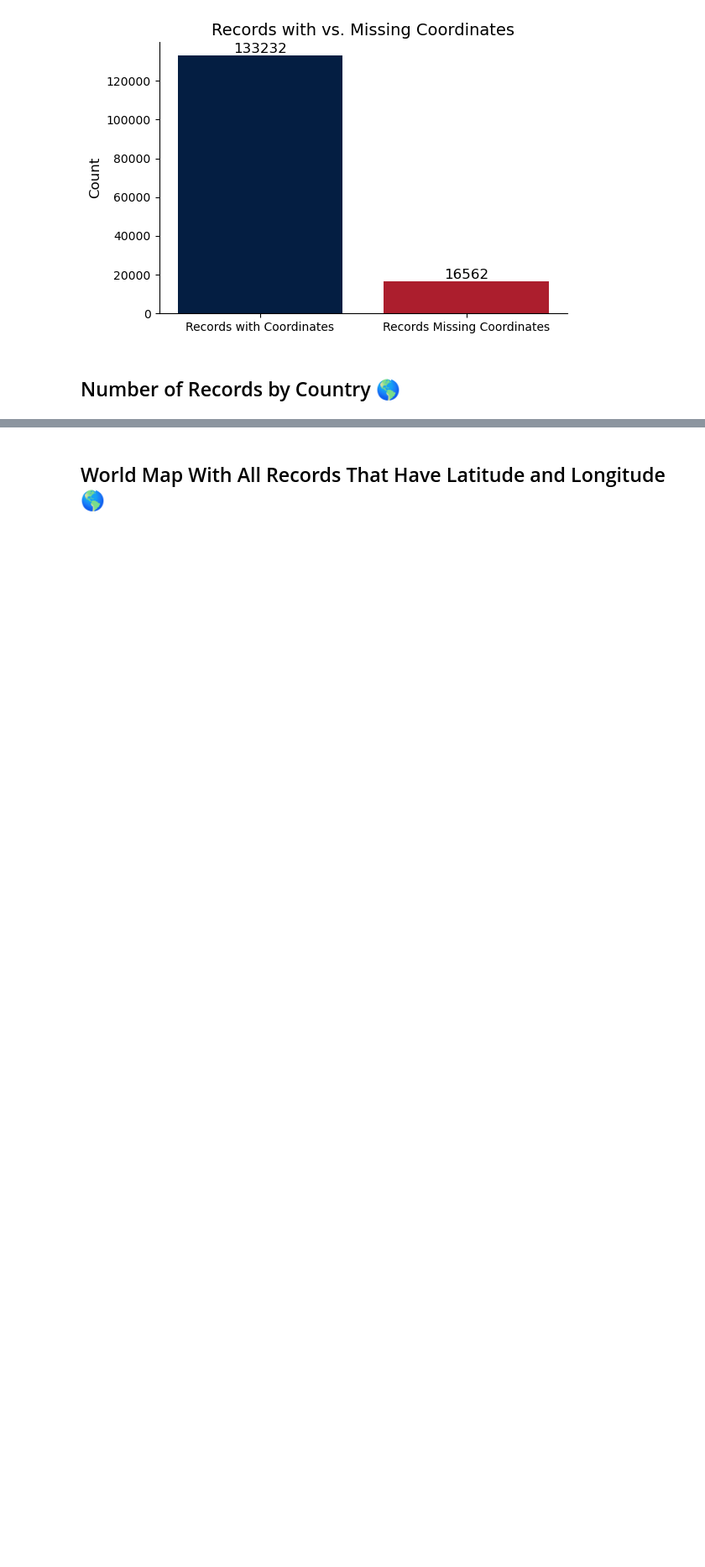
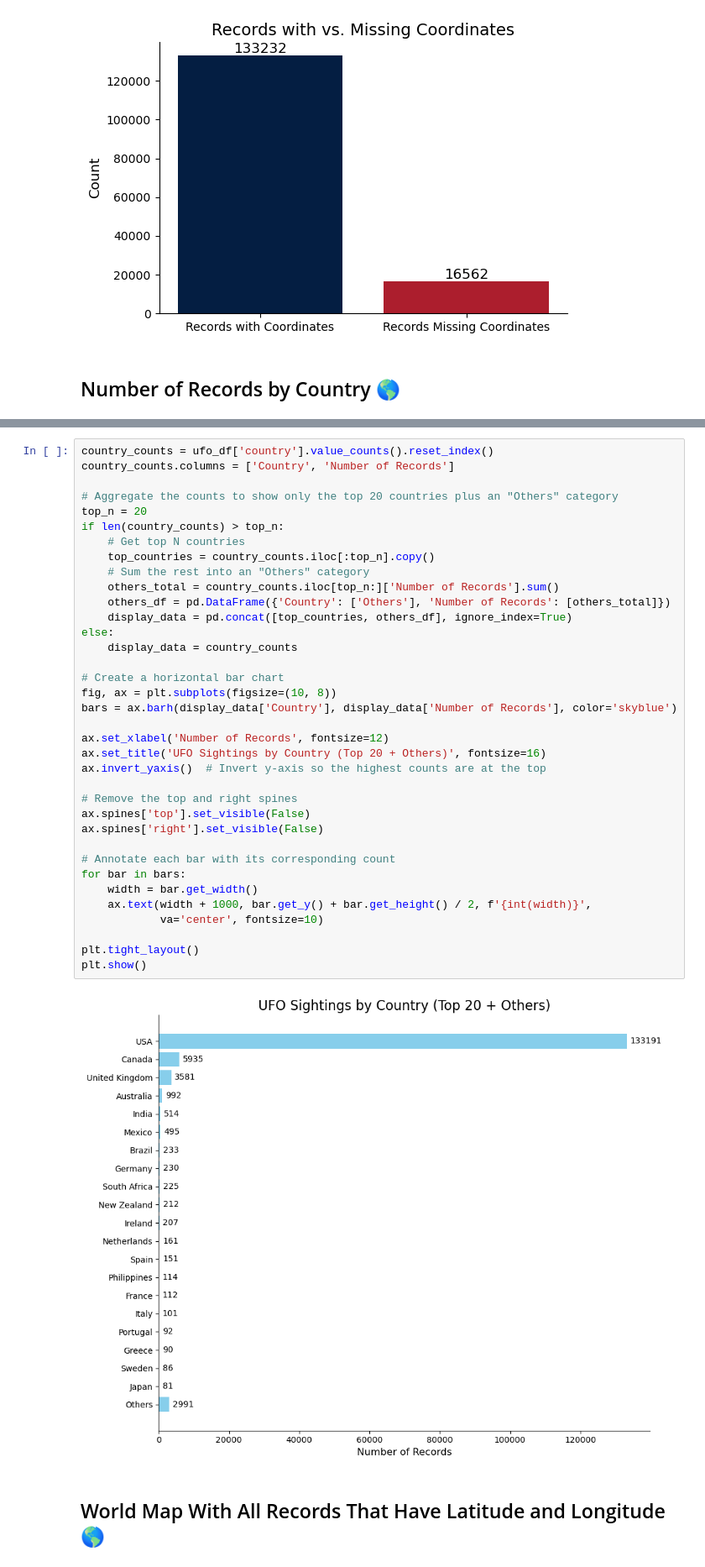
Before and after one commit to leovsferreira/ufo-conspiracy, a Jupyter notebook: notebooks/preprocess_ufo_data.ipynb, the cells around one changed output, grey strips where cells are left out. Shown at 84% size. Drawn from its saved outputs; the diff is of its cells as text; blank space fills up the shorter version.

Commit message:
adding a horizontal bar chart to display the UFO record occurrences per country

```diff
--- a/notebooks/preprocess_ufo_data.ipynb
+++ b/notebooks/preprocess_ufo_data.ipynb
@@ -255,3 +233,41 @@ Number of Records by Country:
+# %%
+country_counts = ufo_df['country'].value_counts().reset_index()
+country_counts.columns = ['Country', 'Number of Records']
+
+# Aggregate the counts to show only the top 20 countries plus an "Others" category
+top_n = 20
+if len(country_counts) > top_n:
+    # Get top N countries
+    top_countries = country_counts.iloc[:top_n].copy()
+    # Sum the rest into an "Others" category
+    others_total = country_counts.iloc[top_n:]['Number of Records'].sum()
+    others_df = pd.DataFrame({'Country': ['Others'], 'Number of Records': [others_total]})
+    display_data = pd.concat([top_countries, others_df], ignore_index=True)
+else:
+    display_data = country_counts
+
+# Create a horizontal bar chart
+fig, ax = plt.subplots(figsize=(10, 8))
+bars = ax.barh(display_data['Country'], display_data['Number of Records'], color='skyblue')
+
+ax.set_xlabel('Number of Records', fontsize=12)
+ax.set_title('UFO Sightings by Country (Top 20 + Others)', fontsize=16)
+ax.invert_yaxis()  # Invert y-axis so the highest counts are at the top
+
+# Remove the top and right spines
+ax.spines['top'].set_visible(False)
+ax.spines['right'].set_visible(False)
+
+# Annotate each bar with its corresponding count
+for bar in bars:
+    width = bar.get_width()
+    ax.text(width + 1000, bar.get_y() + bar.get_height() / 2, f'{int(width)}',
+            va='center', fontsize=10)
+
+plt.tight_layout()
+plt.show()
+# %% [output]
+[figure, added]
 # %% [markdown]
 ## World Map With All Records That Have Latitude and Longitude 🌎
 # %%
```
Also changed, not shown: parts of 3 cells of this notebook.
